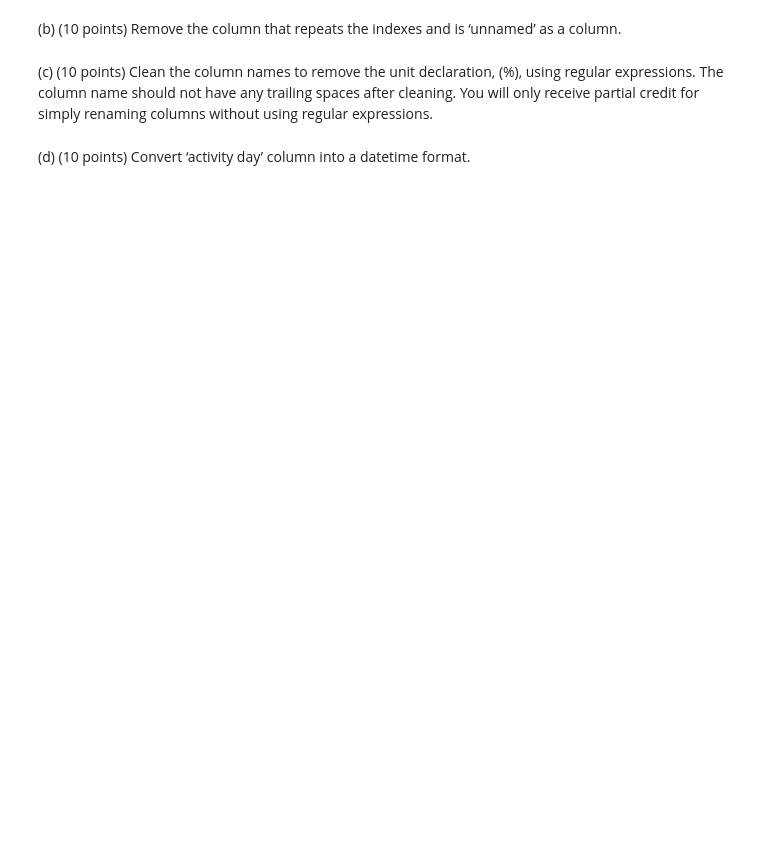
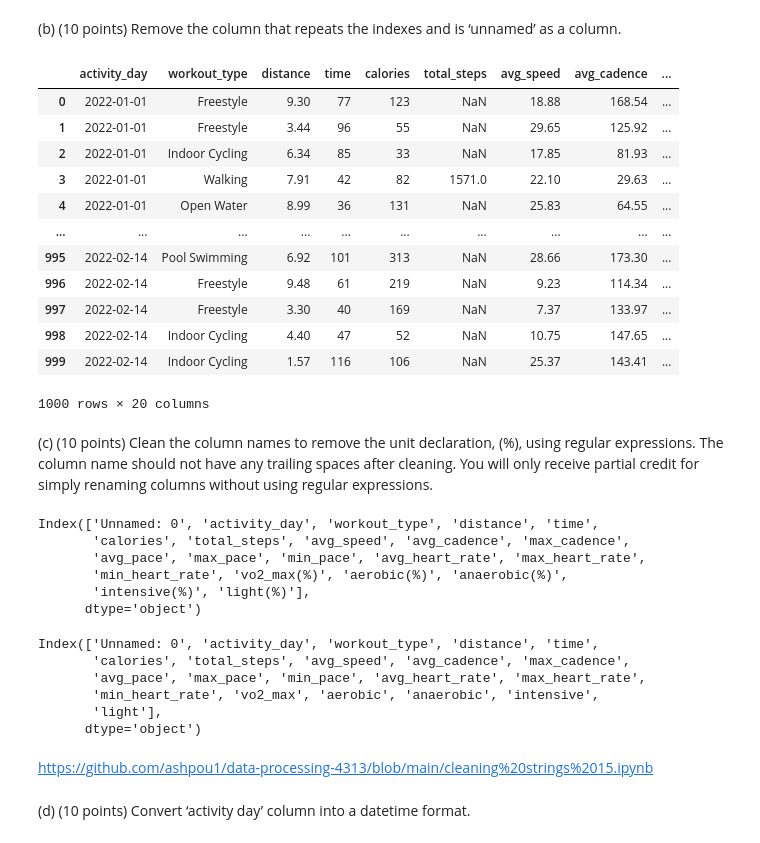
Before and after one commit to ashpou1/data-processing-4313, a Jupyter notebook: Exam 2.ipynb, the cells around one changed output. Saved outputs shown, nothing was run; the diff lists cells and outputs as text; code cells hidden in the pictures; blank space fills up the shorter version.

```diff
--- a/Exam 2.ipynb
+++ b/Exam 2.ipynb
@@ -43,7 +62,46 @@ each.
 # %% [markdown]
 (b) (10 points) Remove the column that repeats the indexes and is ‘unnamed’ as a column.
+# %%
+df = df.loc[:, ~df.columns.str.contains('^Unnamed')]
+df
+#https://stackoverflow.com/questions/43983622/remove-unnamed-columns-in-pandas-dataframe
+# %% [output]
+|  | activity_day | workout_type | distance | time | calories | total_steps | avg_speed | avg_cadence | ... |
+| 0 | 2022-01-01 | Freestyle | 9.30 | 77 | 123 | NaN | 18.88 | 168.54 | ... |
+| 1 | 2022-01-01 | Freestyle | 3.44 | 96 | 55 | NaN | 29.65 | 125.92 | ... |
+| 2 | 2022-01-01 | Indoor Cycling | 6.34 | 85 | 33 | NaN | 17.85 | 81.93 | ... |
+| 3 | 2022-01-01 | Walking | 7.91 | 42 | 82 | 1571.0 | 22.10 | 29.63 | ... |
+| 4 | 2022-01-01 | Open Water | 8.99 | 36 | 131 | NaN | 25.83 | 64.55 | ... |
+| ... | ... | ... | ... | ... | ... | ... | ... | ... | ... |
+| 995 | 2022-02-14 | Pool Swimming | 6.92 | 101 | 313 | NaN | 28.66 | 173.30 | ... |
+| 996 | 2022-02-14 | Freestyle | 9.48 | 61 | 219 | NaN | 9.23 | 114.34 | ... |
+| 997 | 2022-02-14 | Freestyle | 3.30 | 40 | 169 | NaN | 7.37 | 133.97 | ... |
+| 998 | 2022-02-14 | Indoor Cycling | 4.40 | 47 | 52 | NaN | 10.75 | 147.65 | ... |
+| 999 | 2022-02-14 | Indoor Cycling | 1.57 | 116 | 106 | NaN | 25.37 | 143.41 | ... |
+1000 rows × 20 columns
 # %% [markdown]
 (c) (10 points) Clean the column names to remove the unit declaration, (%), using regular expressions. The column name should not have any trailing spaces after cleaning. You will only receive partial credit for simply renaming
 columns without using regular expressions.
+# %%
+df.columns
+# %% [output]
+Index(['Unnamed: 0', 'activity_day', 'workout_type', 'distance', 'time',
+       'calories', 'total_steps', 'avg_speed', 'avg_cadence', 'max_cadence',
+       'avg_pace', 'max_pace', 'min_pace', 'avg_heart_rate', 'max_heart_rate',
+       'min_heart_rate', 'vo2_max(%)', 'aerobic(%)', 'anaerobic(%)',
+       'intensive(%)', 'light(%)'],
+      dtype='object')
+# %%
+new= col.map(lambda s : re.sub(r"\((.+)\)","",s))
+new
+# %% [output]
+Index(['Unnamed: 0', 'activity_day', 'workout_type', 'distance', 'time',
+       'calories', 'total_steps', 'avg_speed', 'avg_cadence', 'max_cadence',
+       'avg_pace', 'max_pace', 'min_pace', 'avg_heart_rate', 'max_heart_rate',
+       'min_heart_rate', 'vo2_max', 'aerobic', 'anaerobic', 'intensive',
+       'light'],
+      dtype='object')
+# %% [markdown]
+https://github.com/ashpou1/data-processing-4313/blob/main/cleaning%20strings%2015.ipynb
 # %% [markdown]
 (d) (10 points) Convert ‘activity day’ column into a datetime format.
```
Also changed, not shown: parts of 5 cells of this notebook.
